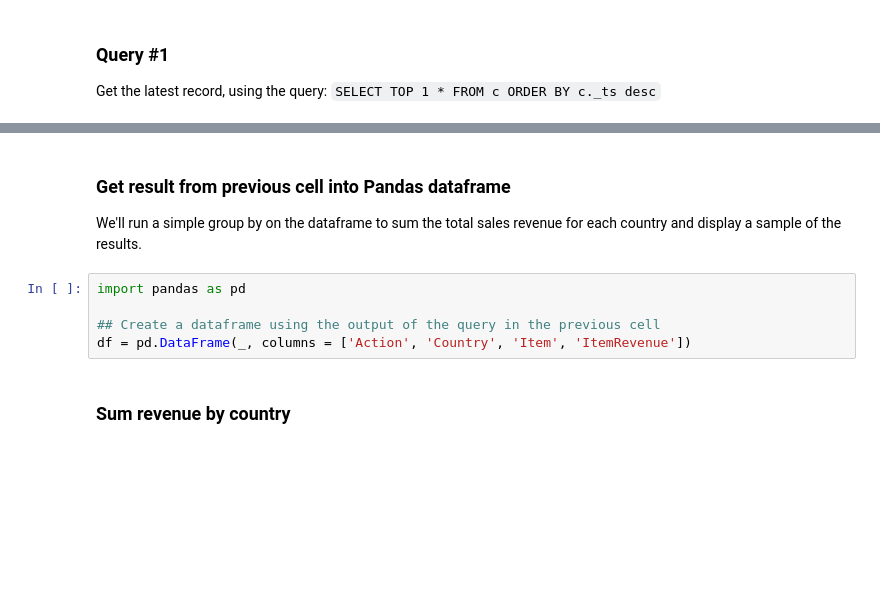
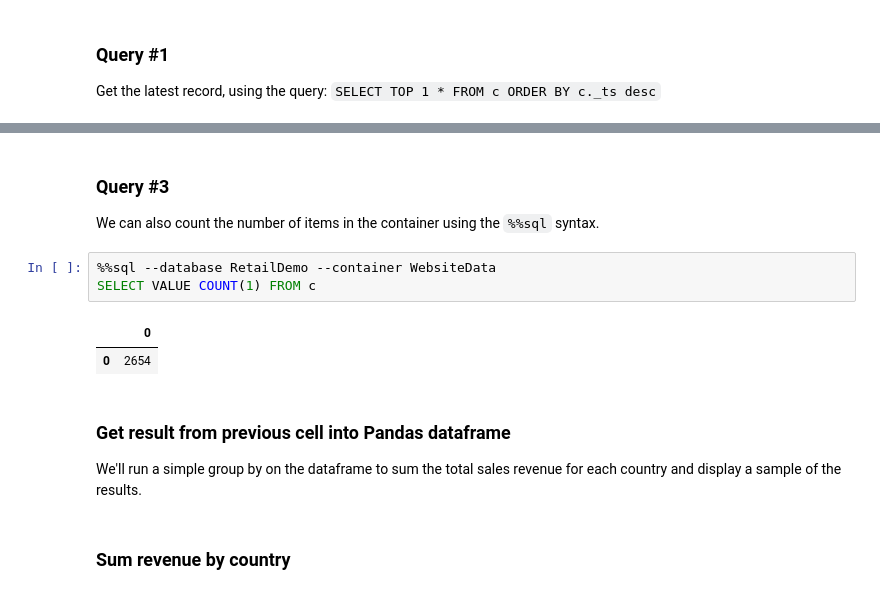
Before and after one commit to Azure-Samples/cosmos-notebooks, a Jupyter notebook: CosmosGettingStarted.ipynb, the cells around one changed output, grey strips where cells are left out. Cells and saved outputs as stored; diff of their text form; blank space fills up the shorter version.

````diff
--- a/CosmosGettingStarted.ipynb
+++ b/CosmosGettingStarted.ipynb
@@ -165,11 +153,16 @@ SELECT c.Action, c.Price as ItemRevenue, c.Country, c.Item FROM c
+# %% [markdown]
+### Query #3
+
+We can also count the number of items in the container using the ```%%sql``` syntax.
+# %%
+%%sql --database RetailDemo --container WebsiteData
+SELECT VALUE COUNT(1) FROM c
+# %% [output]
+|  | 0 |
+| 0 | 2654 |
 # %% [markdown]
 ### Get result from previous cell into Pandas dataframe
 We'll run a simple group by on the dataframe to sum the total sales revenue for each country and display a sample of the results.
-# %%
-import pandas as pd
-
-## Create a dataframe using the output of the query in the previous cell
-df = pd.DataFrame(_, columns = ['Action', 'Country', 'Item', 'ItemRevenue'])
 # %% [markdown]
 ### Sum revenue by country
 # %%
````
Also changed, not shown: parts of 18 cells of this notebook.
